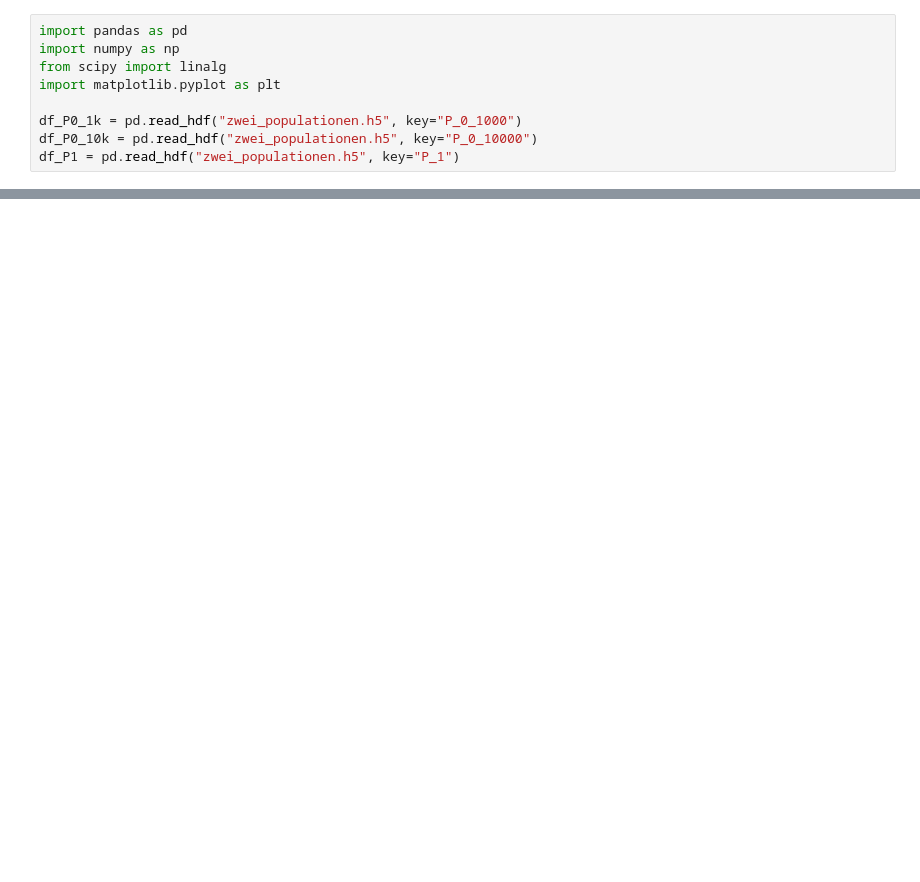
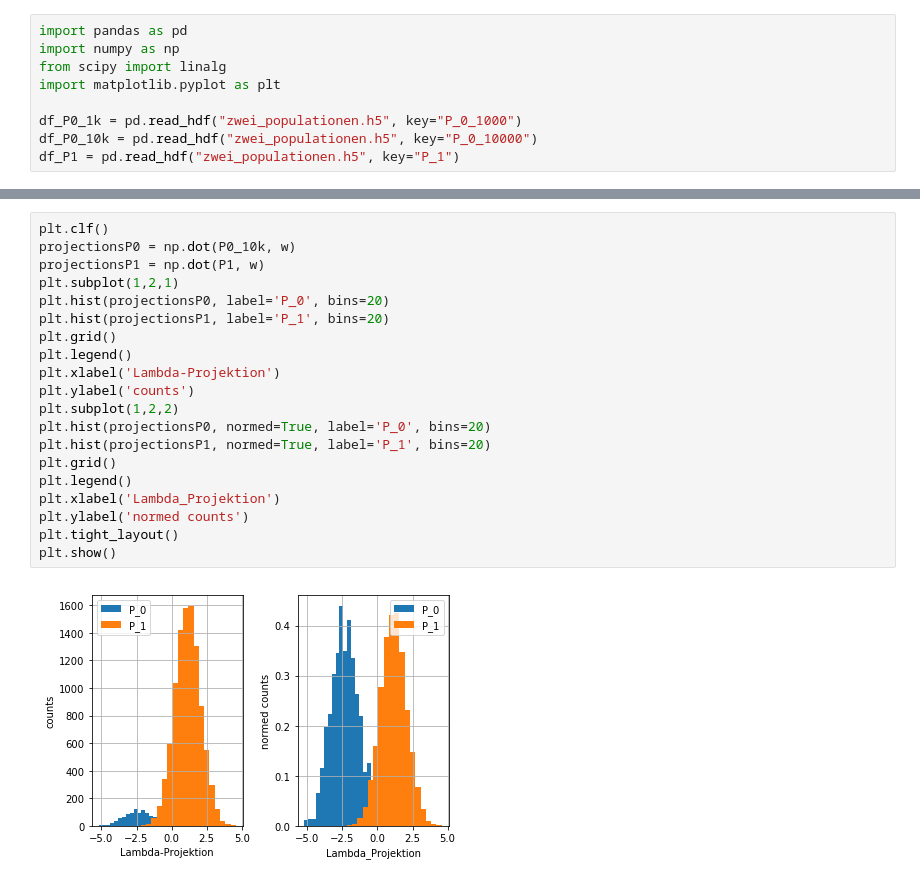
Before and after one commit to JaLuka98/SMD18-19, a Jupyter notebook: Übungsblätter/Blatt4/aufgabe3.ipynb, the cells around one changed output, grey strips where cells are left out. Saved outputs shown, nothing was run; the diff lists cells and outputs as text; blank space fills up the shorter version.

```diff
--- a/Übungsblätter/Blatt4/aufgabe3.ipynb
+++ b/Übungsblätter/Blatt4/aufgabe3.ipynb
@@ -49,0 +67,22 @@ plt.show()
+# %%
+plt.clf()
+projectionsP0 = np.dot(P0_10k, w)
+projectionsP1 = np.dot(P1, w)
+plt.subplot(1,2,1)
+plt.hist(projectionsP0, label='P_0', bins=20)
+plt.hist(projectionsP1, label='P_1', bins=20)
+plt.grid()
+plt.legend()
+plt.xlabel('Lambda-Projektion')
+plt.ylabel('counts')
+plt.subplot(1,2,2)
+plt.hist(projectionsP0, normed=True, label='P_0', bins=20)
+plt.hist(projectionsP1, normed=True, label='P_1', bins=20)
+plt.grid()
+plt.legend()
+plt.xlabel('Lambda_Projektion')
+plt.ylabel('normed counts')
+plt.tight_layout()
+plt.show()
+# %% [output]
+[figure, added]
```
Also changed, not shown: parts of 5 cells of this notebook, 2 other files.
